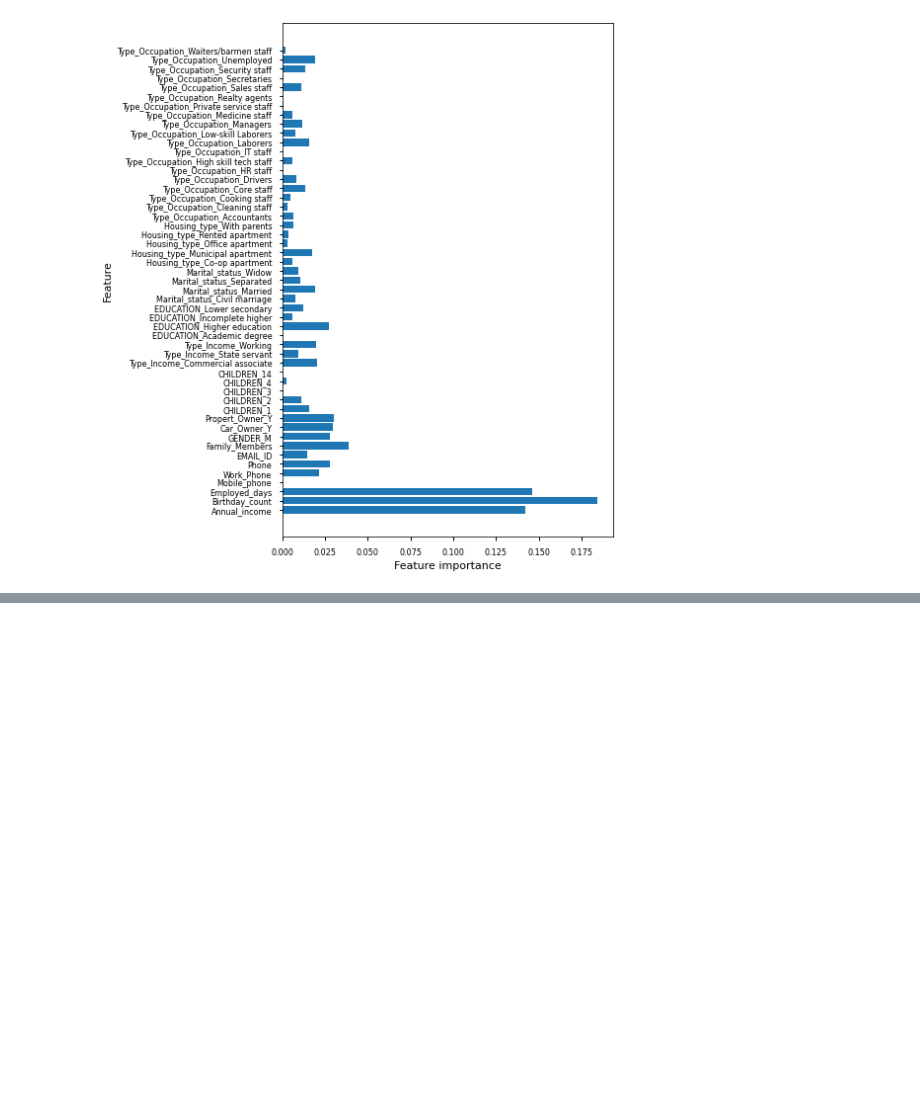
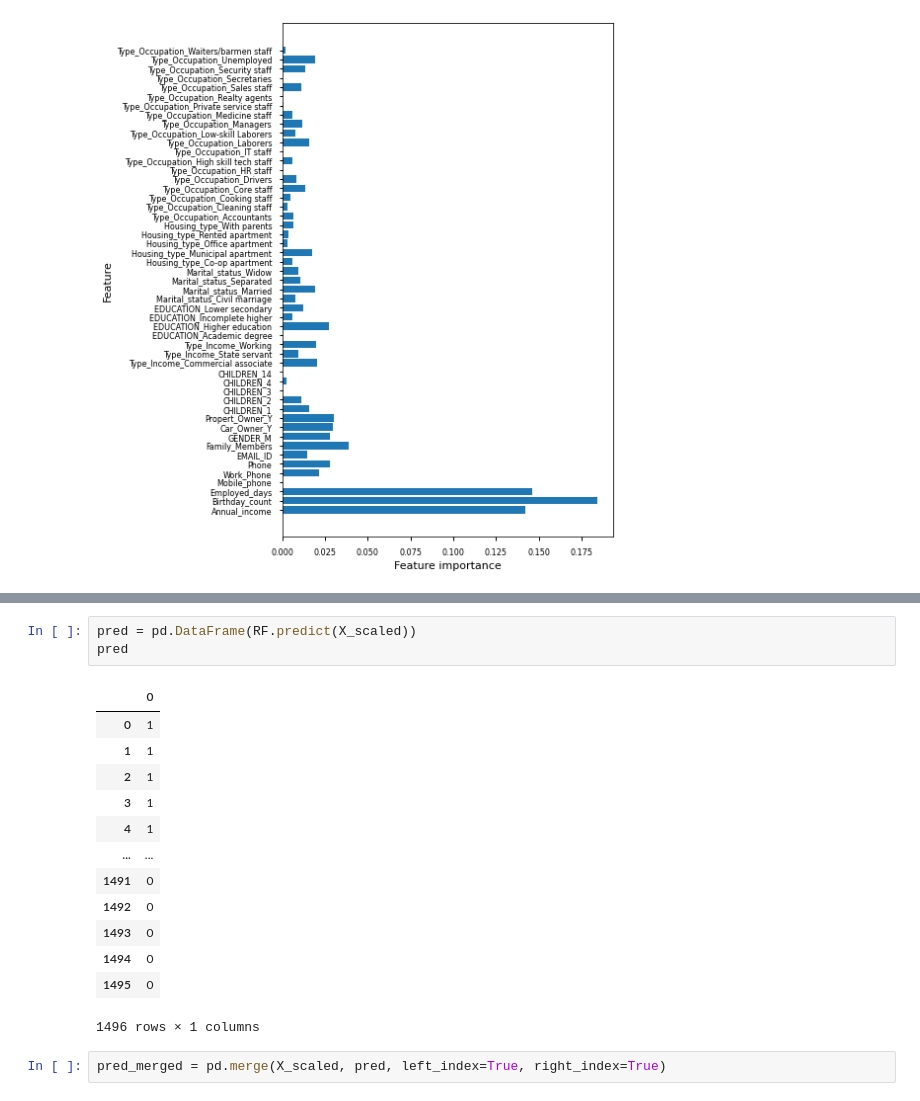
Before and after one commit to Davidkeebler/Credit_Card_Approvals_and_Denials_Prediction, a Jupyter notebook: Index.ipynb, the cells around one changed output, grey strips where cells are left out. Saved outputs shown, nothing was run; the diff lists cells and outputs as text; blank space fills up the shorter version.

```diff
--- a/Index.ipynb
+++ b/Index.ipynb
@@ -1013,0 +955,19 @@ X.columns
+# %%
+pred = pd.DataFrame(RF.predict(X_scaled))
+pred
+# %% [output]
+|  | 0 |
+| 0 | 1 |
+| 1 | 1 |
+| 2 | 1 |
+| 3 | 1 |
+| 4 | 1 |
+| ... | ... |
+| 1491 | 0 |
+| 1492 | 0 |
+| 1493 | 0 |
+| 1494 | 0 |
+| 1495 | 0 |
+1496 rows × 1 columns
+# %%
+pred_merged = pd.merge(X_scaled, pred, left_index=True, right_index=True)
```
Also changed, not shown: parts of 35 cells of this notebook, 1 other file.
